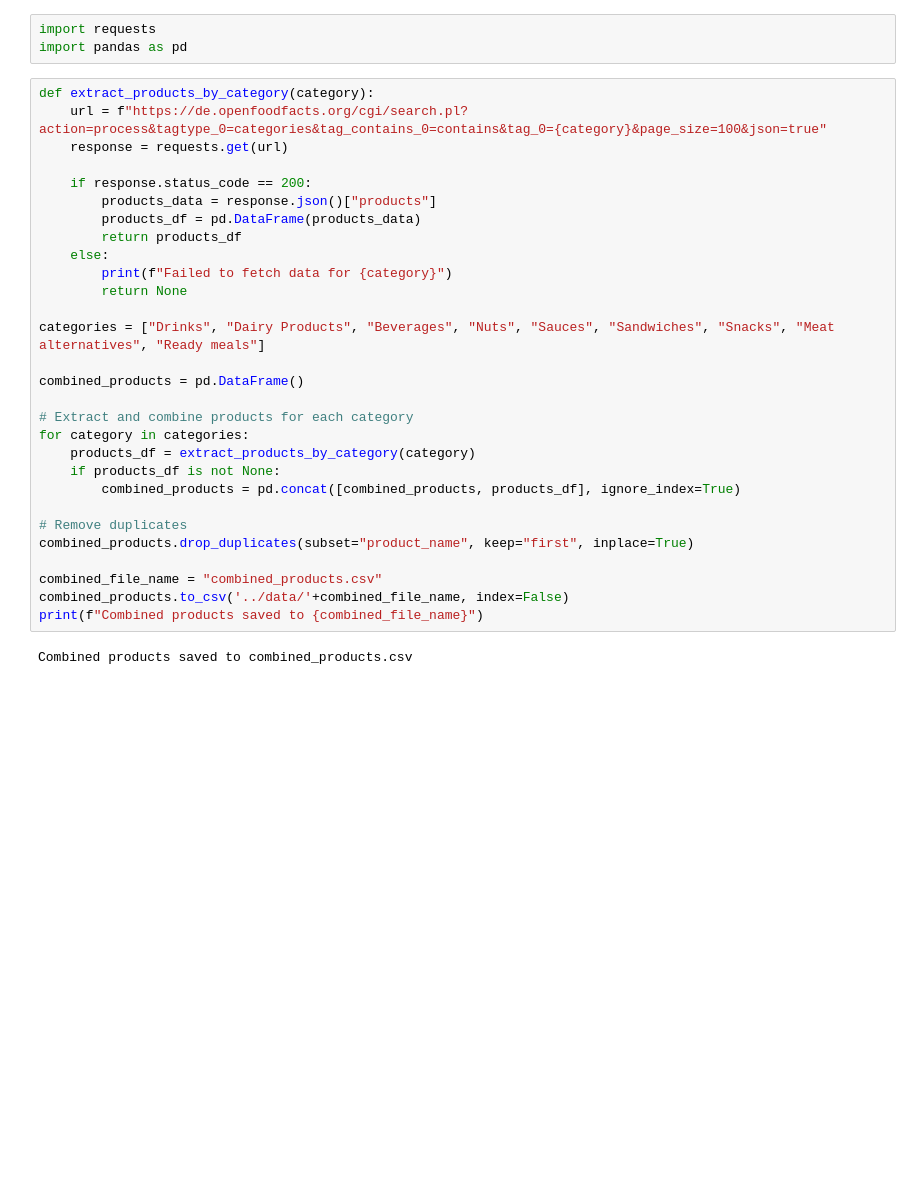
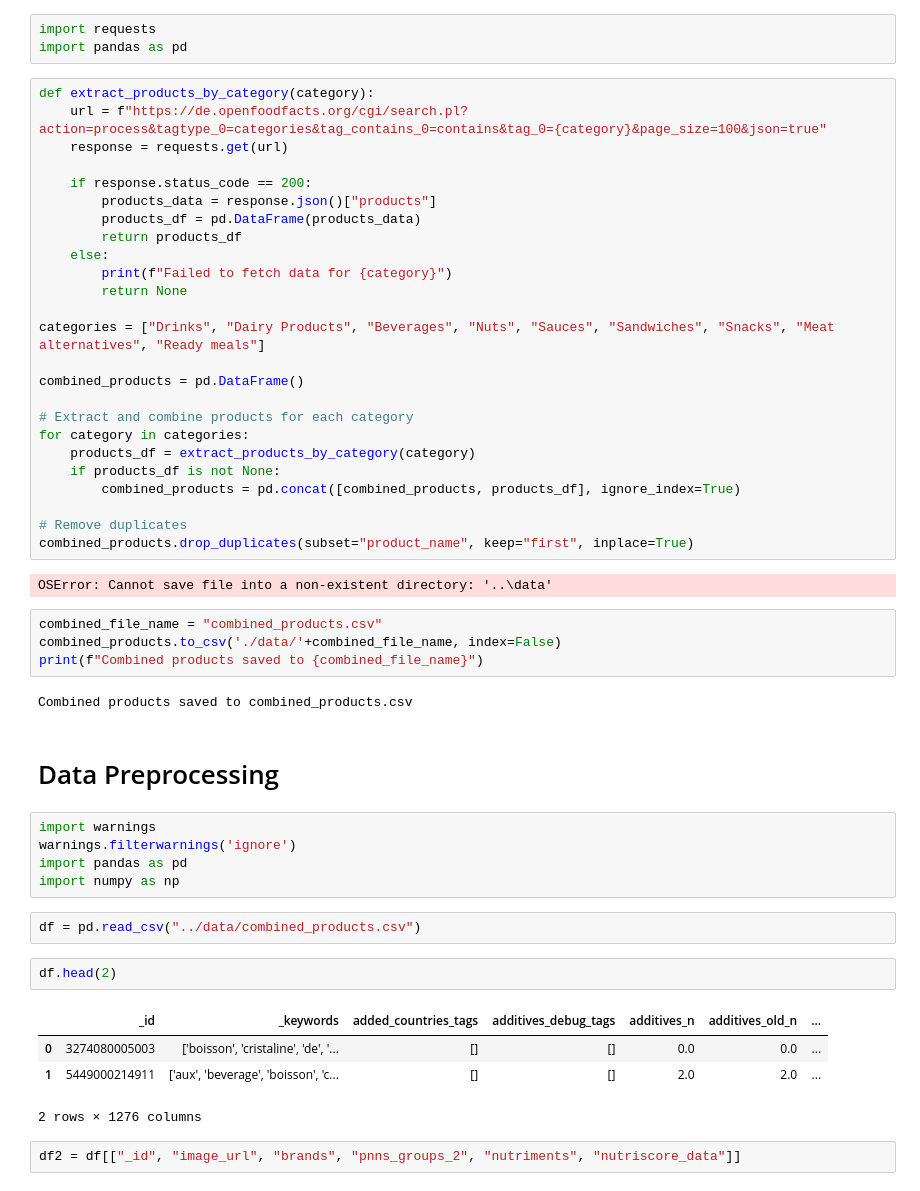
Before and after one commit to risg99/Nutriscore-Label-Decision-Modeling, a Jupyter notebook: code/extract_products_by_category.ipynb, the cells around one changed output. Drawn from its saved outputs; the diff is of its cells as text; blank space fills up the shorter version.

```diff
--- a/code/extract_products_by_category.ipynb
+++ b/code/extract_products_by_category.ipynb
@@ -44,9 +30,29 @@ for category in categories:
 
 # Remove duplicates
 combined_products.drop_duplicates(subset="product_name", keep="first", inplace=True)
-
-combined_file_name = "combined_products.csv"
-combined_products.to_csv('../data/'+combined_file_name, index=False)
-print(f"Combined products saved to {combined_file_name}")
 # %% [output]
-Combined products saved to combined_products.csv
+OSError: Cannot save file into a non-existent directory: '..\data'
+# %%
+combined_file_name = "combined_products.csv"
+combined_products.to_csv('./data/'+combined_file_name, index=False)
+print(f"Combined products saved to {combined_file_name}")
+# %% [output]
+Combined products saved to combined_products.csv
+# %% [markdown]
+# Data Preprocessing
+# %%
+import warnings
+warnings.filterwarnings('ignore')
+import pandas as pd
+import numpy as np
+# %%
+df = pd.read_csv("../data/combined_products.csv")
+# %%
+df.head(2)
+# %% [output]
+|  | _id | _keywords | added_countries_tags | additives_debug_tags | additives_n | additives_old_n | ... |
+| 0 | 3274080005003 | ['boisson', 'cristaline', 'de', '... | [] | [] | 0.0 | 0.0 | ... |
+| 1 | 5449000214911 | ['aux', 'beverage', 'boisson', 'c... | [] | [] | 2.0 | 2.0 | ... |
+2 rows × 1276 columns
+# %%
+df2 = df[["_id", "image_url", "brands", "pnns_groups_2", "nutriments", "nutriscore_data"]]
```
Also changed, not shown: parts of 13 cells of this notebook, 1 other file.
